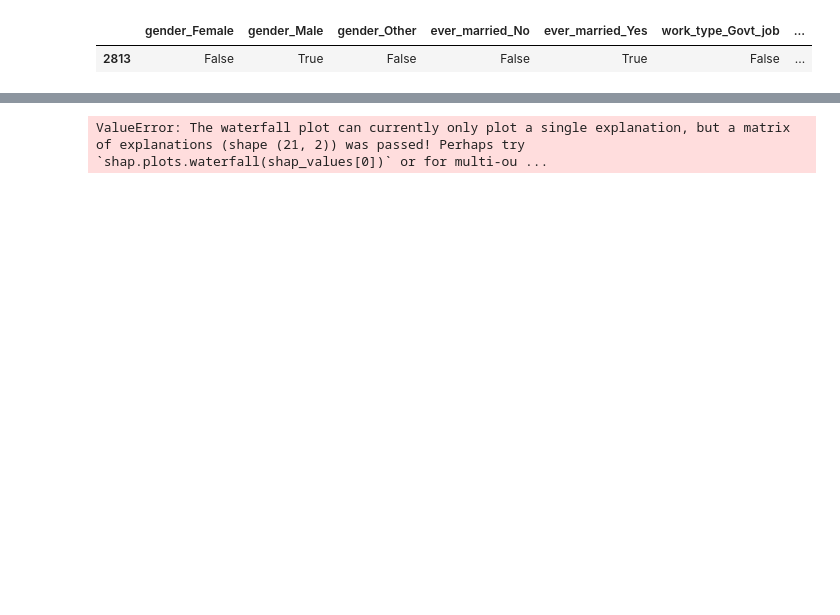
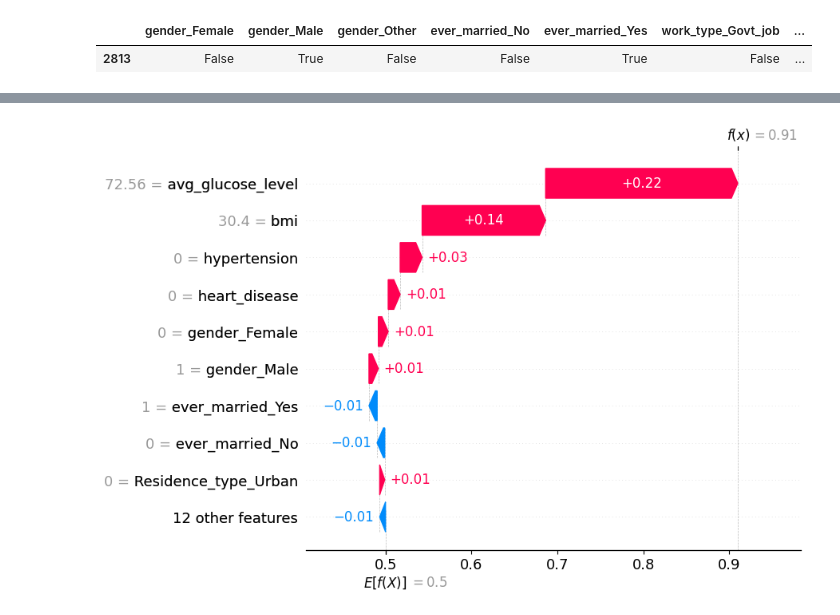
Before and after one commit to exorevan/AI-R-D-projects-, a Jupyter notebook: XAI/03_shap.ipynb, the cells around one changed output, grey strips where cells are left out. Drawn from its saved outputs; the diff is of its cells as text; code cells hidden in the pictures; blank space fills up the shorter version.

Commit message:
Add working waterfall in SHAP

```diff
--- a/XAI/03_shap.ipynb
+++ b/XAI/03_shap.ipynb
@@ -83,7 +85,7 @@ shap.summary_plot(shap_values, X_test)
 # %%
 explains = explainer(X_test)
-# %%
-# TODO: Try other plots
-shap.plots.waterfall(explains[0])
-# %% [output]
-ValueError: The waterfall plot can currently only plot a single explanation, but a matrix of explanations (shape (21, 2)) was passed! Perhaps try `shap.plots.waterfall(shap_values[0])` or for multi-ou ...
+# %%
+shap.plots.waterfall(explains[0][:, 0])
+# TODO: Try other plots and other models
+# %% [output]
+[figure, added]
```
Also changed, not shown: parts of 5 cells of this notebook, 1 other file.
